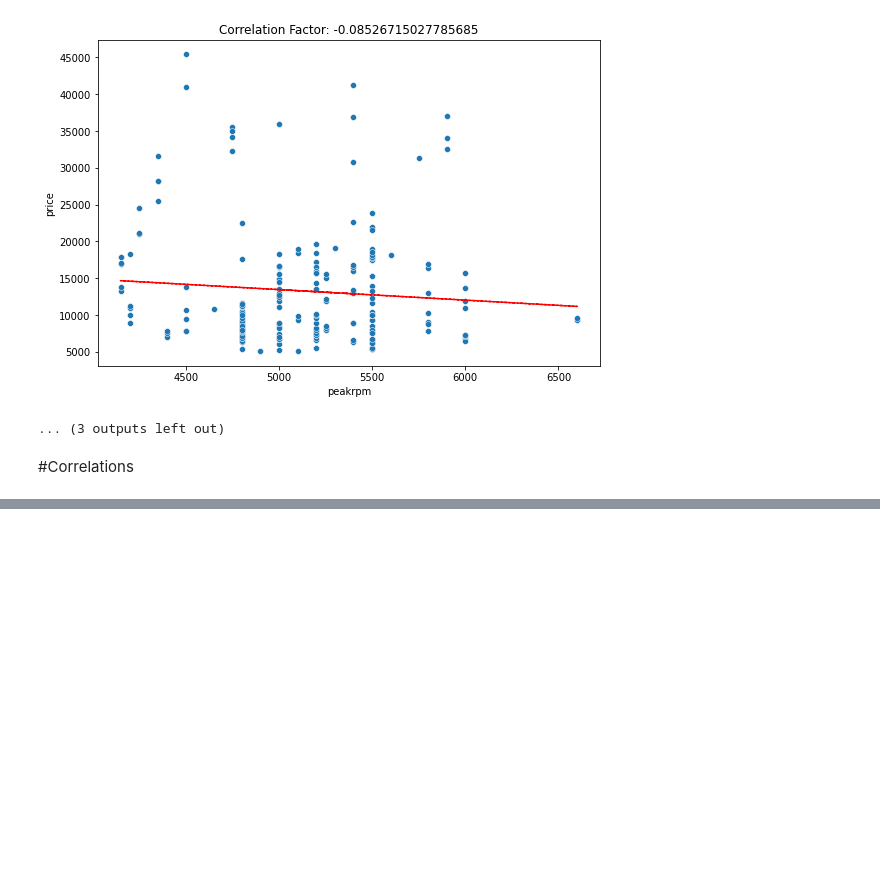
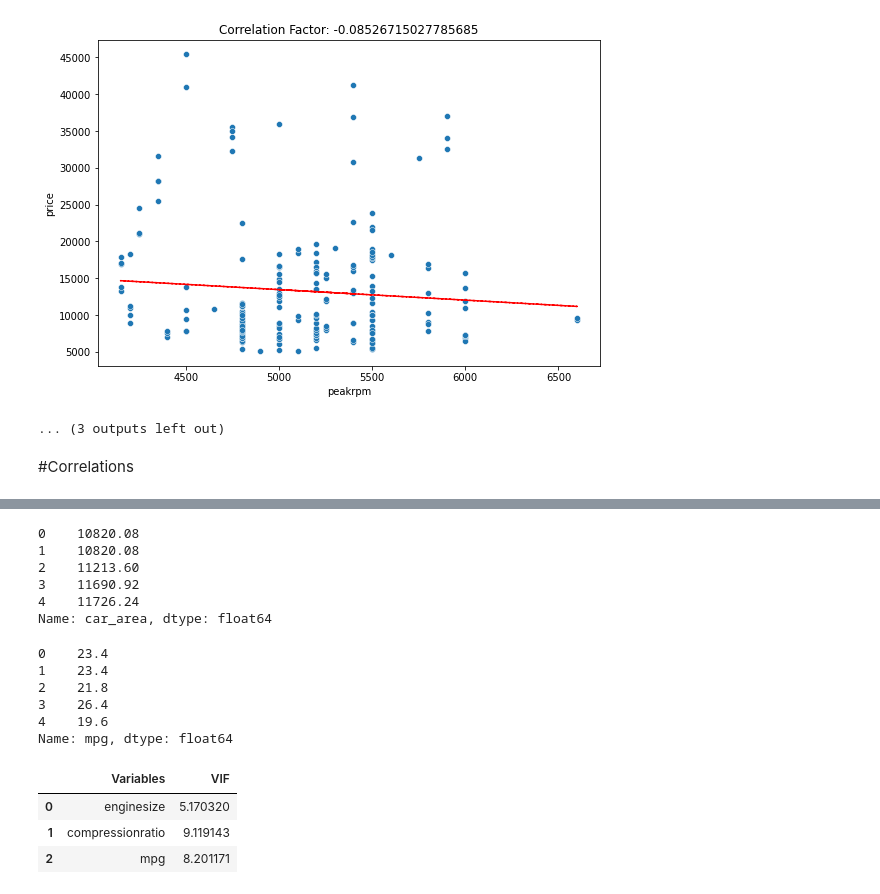
Before and after one commit to Ravinder-Kumar-M/Car_Price_Prediction, a Jupyter notebook: Guided_Project_Linear_Regression.ipynb, the cells around one changed output, grey strips where cells are left out. Cells and saved outputs as stored; diff of their text form; code cells hidden in the pictures; blank space fills up the shorter version.

```diff
--- a/Guided_Project_Linear_Regression.ipynb
+++ b/Guided_Project_Linear_Regression.ipynb
@@ -267,0 +272,38 @@ plt.ioff()
+# %%
+Data_set['car_area'] = numerical_df['carlength']*numerical_df['carwidth']
+Data_set['car_area'].head()
+# %% [output]
+0    10820.08
+1    10820.08
+2    11213.60
+3    11690.92
+4    11726.24
+Name: car_area, dtype: float64
+# %%
+Data_set['mpg'] = 0.6*numerical_df['citympg'] + 0.4*numerical_df['highwaympg']
+Data_set['mpg'].head()
+# %% [output]
+0    23.4
+1    23.4
+2    21.8
+3    26.4
+4    19.6
+Name: mpg, dtype: float64
+# %%
+#Multicollinearity
+from statsmodels.stats.outliers_influence import variance_inflation_factor
+
+def cal_vif(x):
+  vif = pd.DataFrame()
+  vif['Variables'] = x.columns
+  vif['VIF'] = [variance_inflation_factor(x.values, i) for i in range(x.shape[1])]
+
+  return vif
+# %%
+cal_vif(Data_set[[col for col in Data_set.describe().columns if col not in ['symboling','car_ID','price',"carlength","carwidth","citympg","highwaympg",
+                                                                            'wheelbase', 'carheight', 'car_area', 'boreratio', 'peakrpm', 'stroke', 'curbweight', 'horsepower']]])
+# %% [output]
+|  | Variables | VIF |
+| 0 | enginesize | 5.170320 |
+| 1 | compressionratio | 9.119143 |
+| 2 | mpg | 8.201171 |
```
Also changed, not shown: parts of 7 cells of this notebook.
